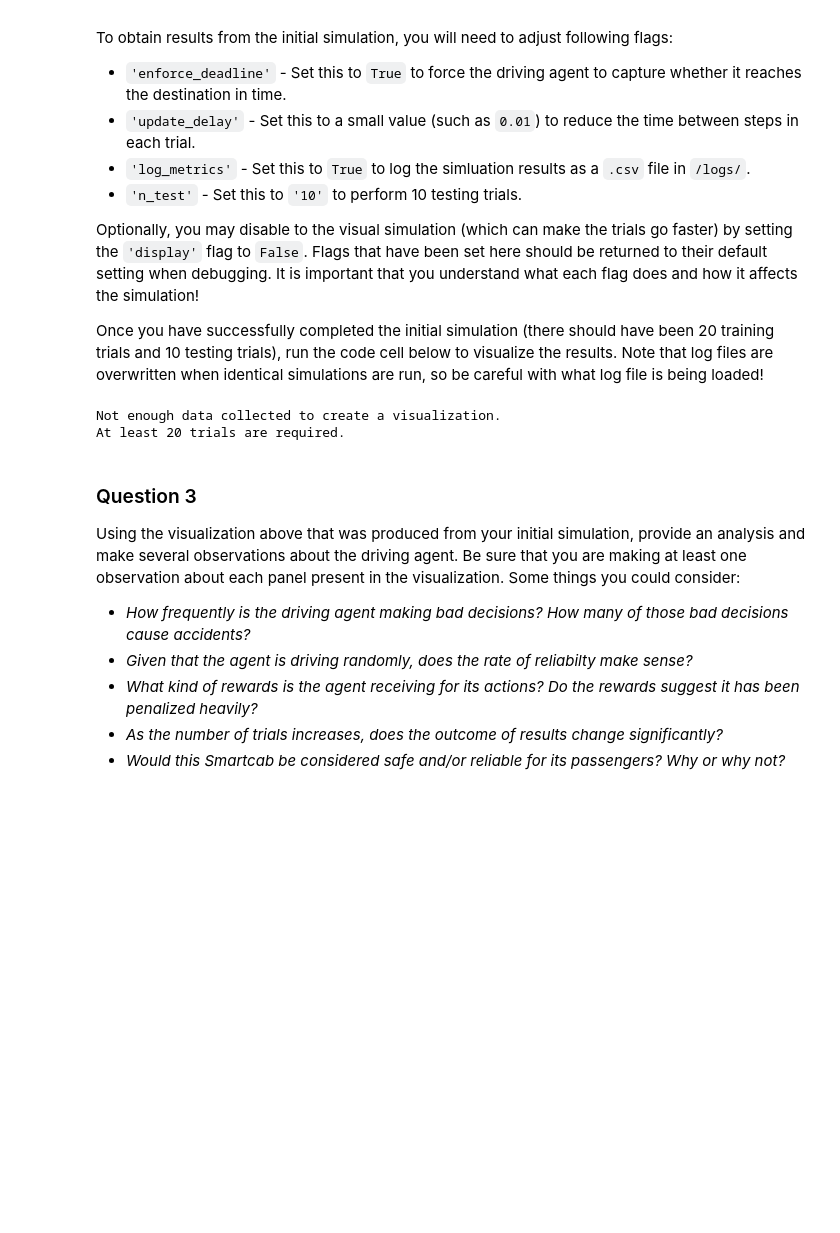
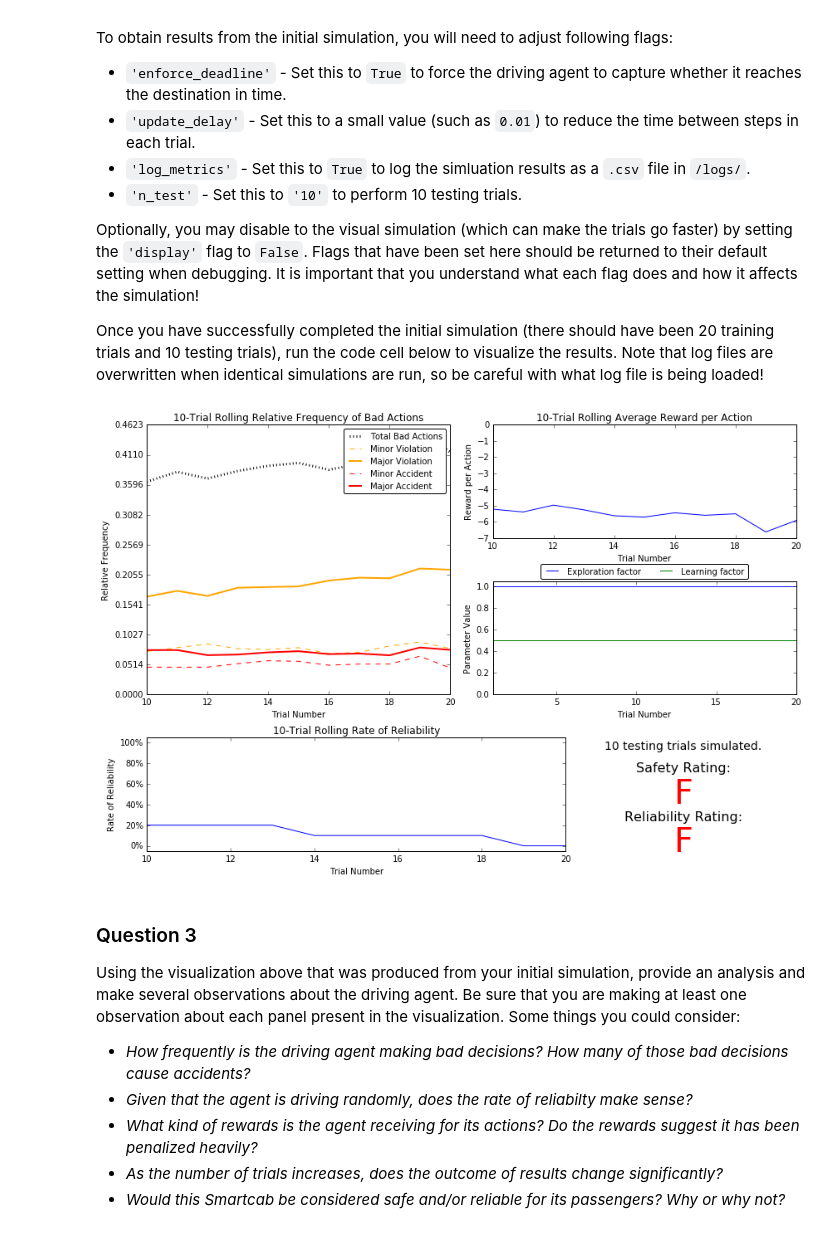
Before and after one commit to jcpince/machine-learning, a Jupyter notebook: projects/smartcab/smartcab.ipynb, the cells around one changed output. Drawn from its saved outputs; the diff is of its cells as text; code cells hidden in the pictures; blank space fills up the shorter version.

```diff
--- a/projects/smartcab/smartcab.ipynb
+++ b/projects/smartcab/smartcab.ipynb
@@ -96,10 +96,9 @@ Optionally, you may disable to the visual simulation (which can make the trials
 Once you have successfully completed the initial simulation (there should have been 20 training trials and 10 testing trials), run the code cell below to visualize the results. Note that log files are overwritten when identical simulations are run, so be careful with what log file is being loaded!
 # %%
 # Load the 'sim_no-learning' log file from the initial simulation results
-vs.plot_trials('sim_no-learning.csv')
+vs.plot_trials('sim_no-learning-ref.csv')
 # %% [output]
-Not enough data collected to create a visualization.
-At least 20 trials are required.
+[figure, added]
 # %% [markdown]
 ### Question 3
 Using the visualization above that was produced from your initial simulation, provide an analysis and make several observations about the driving agent. Be sure that you are making at least one observation about each panel present in the visualization. Some things you could consider:
```
Also changed, not shown: parts of 2 cells of this notebook, 1 other file.
